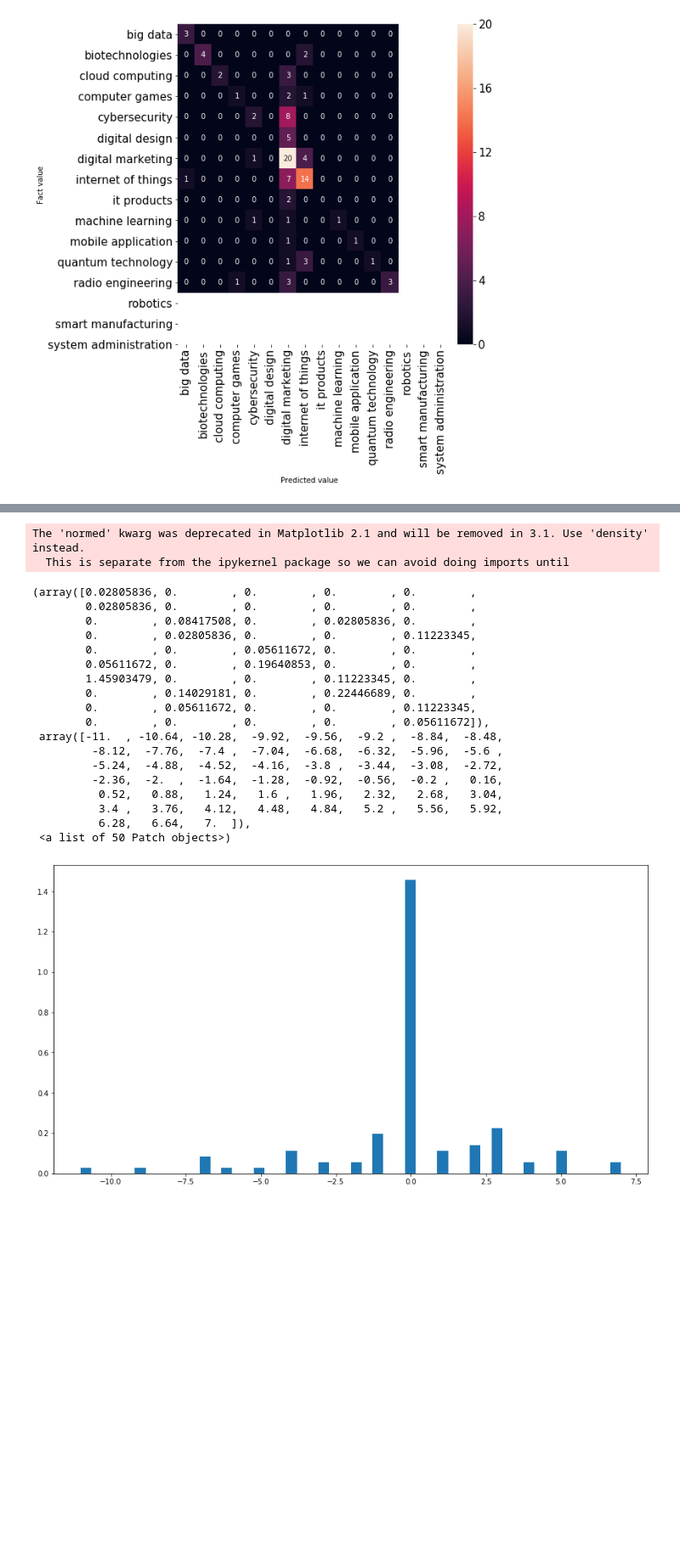
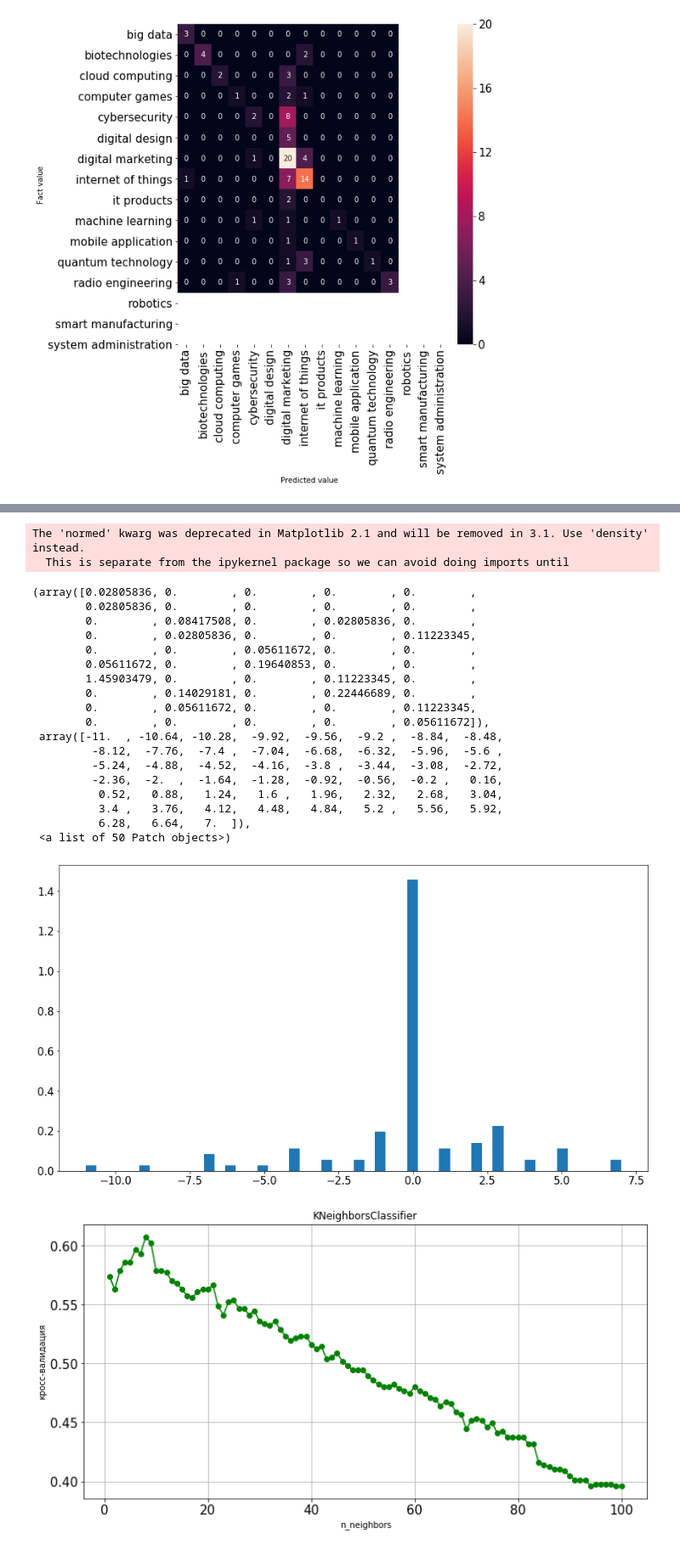
Before and after one commit to fish34/DA_data, a Jupyter notebook: Analyze.ipynb, the cells around one changed output, grey strips where cells are left out. Shown: that part at 85% size. Drawn from its saved outputs; the diff is of its cells as text; code cells hidden in the pictures; blank space fills up the shorter version.

```diff
--- a/Analyze.ipynb
+++ b/Analyze.ipynb
@@ -186,6 +184,6 @@ plt.hist(model.y_predictions, density=True)
 # %%
 # Отобразим разность предсказаний на гистограмме
-diff = model.y_predictions - model.y_test
+diff = model_nb.y_predictions - model_nb.y_test
 plt.figure(figsize=(15, 8))
 plt.hist(diff, bins=50, normed=True)
 # %% [output]
@@ -209,4 +207,28 @@ The 'normed' kwarg was deprecated in Matplotlib 2.1 and will be removed in 3.1.
           3.4 ,   3.76,   4.12,   4.48,   4.84,   5.2 ,   5.56,   5.92,
           6.28,   6.64,   7.  ]),
  <a list of 50 Patch objects>)
-[figure, old version]
+[figure, new version]
+# %%
+# Показатели отчета не убедительные. Попробуем построить классификатор по модели KNN
+from sklearn.neighbors import KNeighborsClassifier
+from sklearn.model_selection import GridSearchCV
+knn = KNeighborsClassifier()
+# Зададим сетку - среди каких значений выбирать наилучший параметр.
+knn_grid = {'n_neighbors': np.array(np.linspace(1, 100, 100), dtype='int')}
+
+# Создаем объект кросс-валидации
+gs = GridSearchCV(knn, knn_grid, cv=5)
+
+# Обучаем его
+model_knn=Classifier(X,y,model=gs)
+# %%
+def grid_plot(x, y, x_label, title, y_label='кросс-валидация'):
+    plt.figure(figsize=(12, 6))
+    plt.grid(True)
+    plt.plot(x, y, 'go-')
+    plt.xlabel(x_label)
+    plt.ylabel(y_label)
+    plt.title(title)
+grid_plot(knn_grid['n_neighbors'], model_knn.model.cv_results_['mean_test_score'], 'n_neighbors', 'KNeighborsClassifier')
+# %% [output]
+[figure, added]
```
Also changed, not shown: parts of 20 cells of this notebook.
